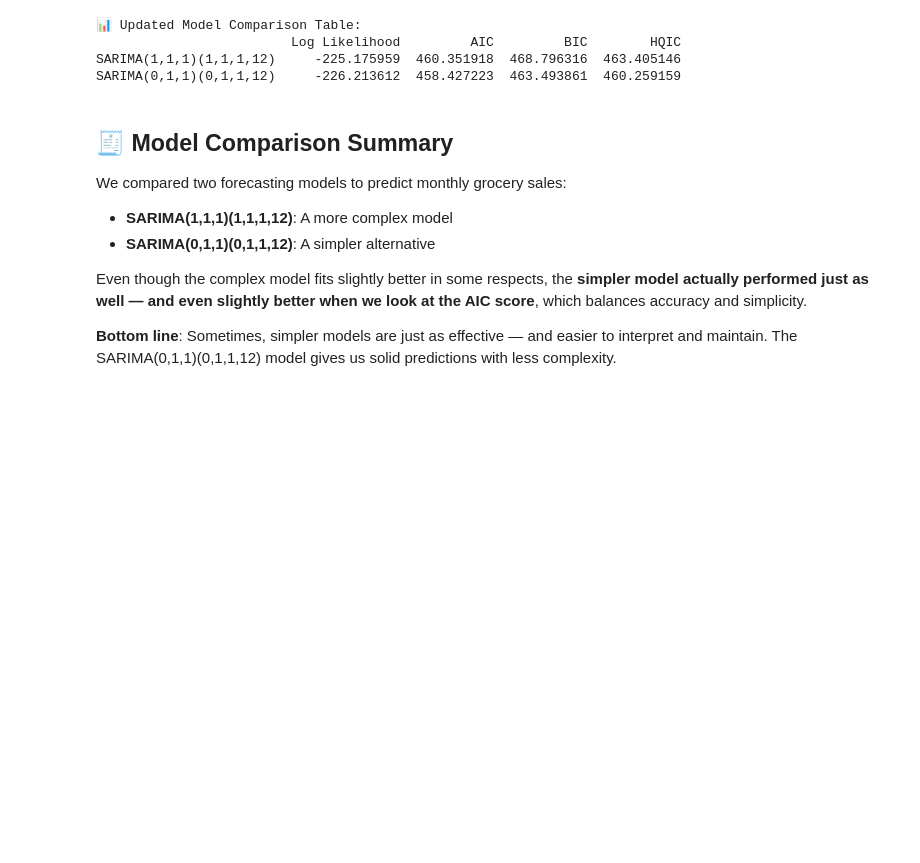
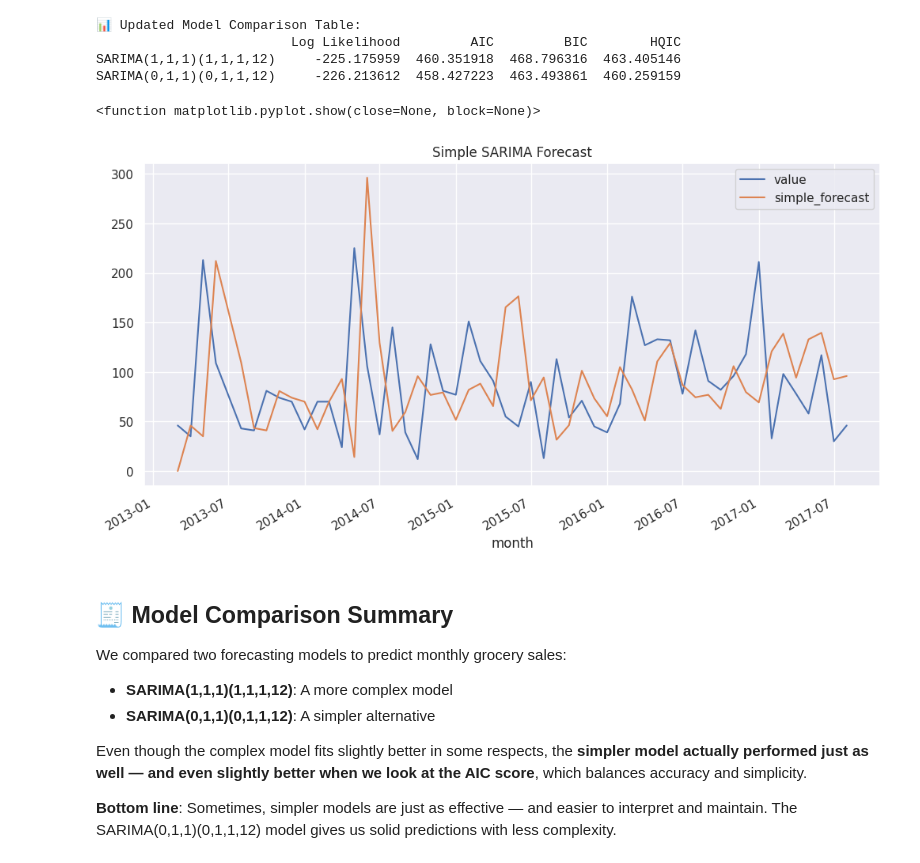
Before and after one commit to torifinch/Forecasting_app, a Jupyter notebook: Grocery_Naive_SARIMA_Models.ipynb, the cells around one changed output. Cells and saved outputs as stored; diff of their text form; code cells hidden in the pictures; blank space fills up the shorter version.

```diff
--- a/Grocery_Naive_SARIMA_Models.ipynb
+++ b/Grocery_Naive_SARIMA_Models.ipynb
@@ -156,6 +165,14 @@ print(summary_table)
                          Log Likelihood         AIC         BIC        HQIC
 SARIMA(1,1,1)(1,1,1,12)     -225.175959  460.351918  468.796316  463.405146
 SARIMA(0,1,1)(0,1,1,12)     -226.213612  458.427223  463.493861  460.259159
+# %%
+# Viz simple model
+monthly_df['simple_forecast'] = simple_fit.predict(start=monthly_df.index[0], end=monthly_df.index[-1])
+monthly_df[['value', 'simple_forecast']].plot(title='Simple SARIMA Forecast')
+plt.show
+# %% [output]
+<function matplotlib.pyplot.show(close=None, block=None)>
+[figure, added]
 # %% [markdown]
 ## 🧾 Model Comparison Summary
 
```
Also changed, not shown: parts of 3 cells of this notebook.
